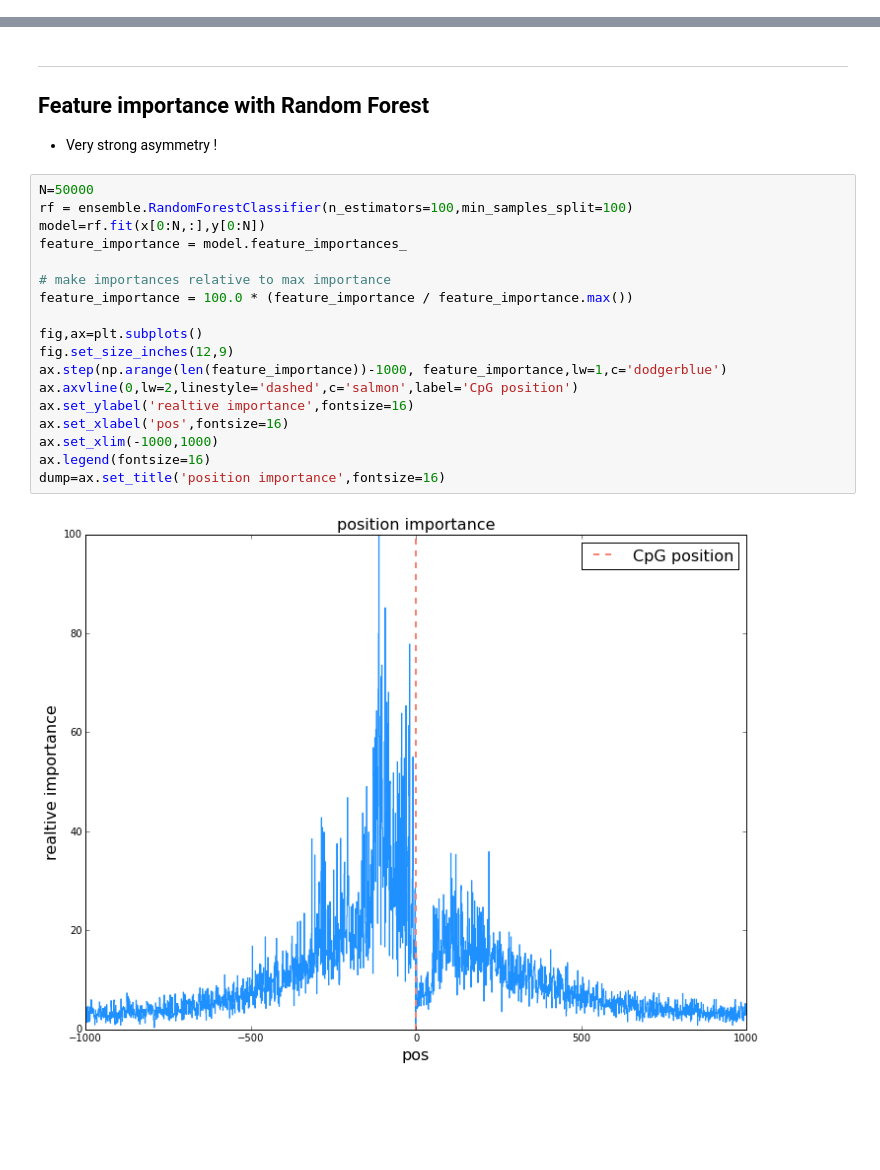
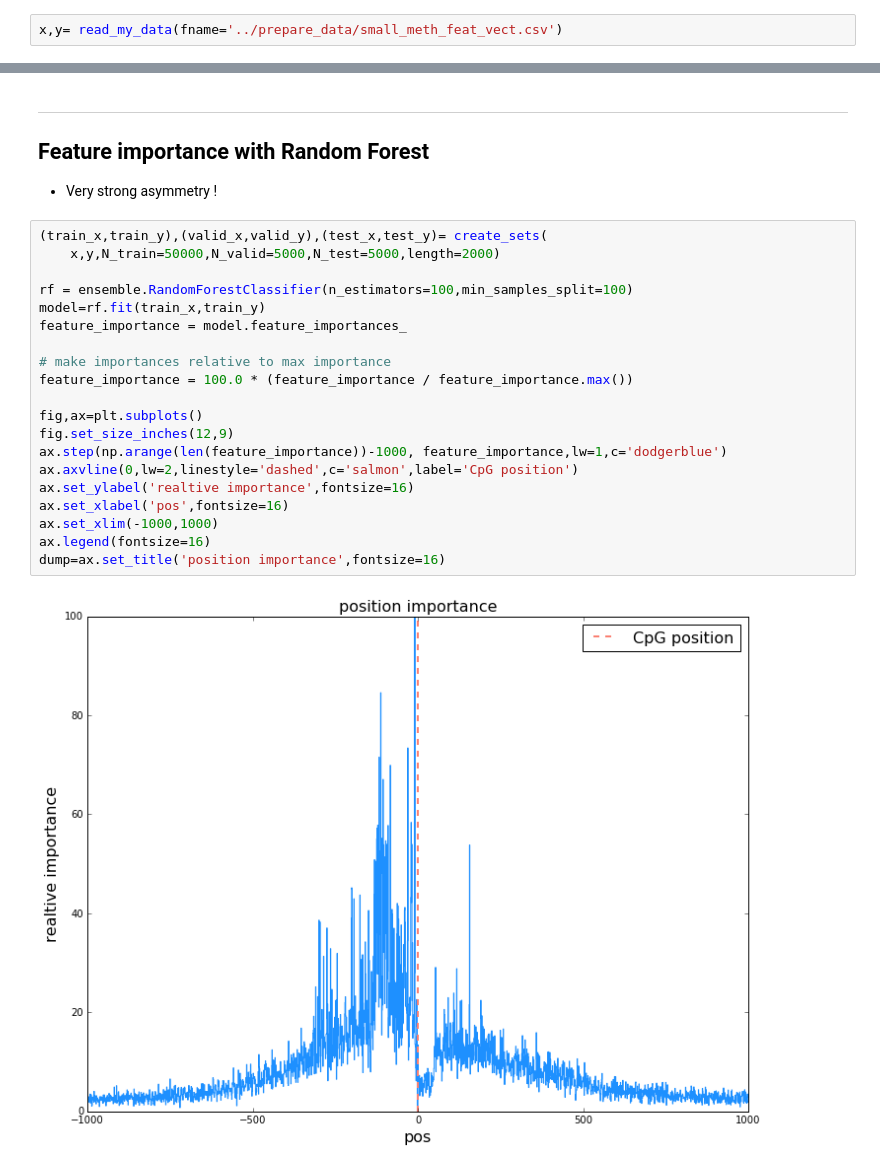
Before and after one commit to riblidezso/methylation_code, a Jupyter notebook: modelling/naive_model.ipynb, the cells around one changed output, grey strips where cells are left out. Drawn from its saved outputs; the diff is of its cells as text; blank space fills up the shorter version.

Commit message:
started codebase, changed naive models

```diff
--- a/modelling/naive_model.ipynb
+++ b/modelling/naive_model.ipynb
@@ -56,0 +43,2 @@ x=np.array(x.iloc[:,1:-1])
+# %%
+x,y= read_my_data(fname='../prepare_data/small_meth_feat_vect.csv')
@@ -162,22 +179,24 @@ test score: 0.708
 
 - Very strong asymmetry !
 # %%
-N=50000
+(train_x,train_y),(valid_x,valid_y),(test_x,test_y)= create_sets(
+    x,y,N_train=50000,N_valid=5000,N_test=5000,length=2000)
+
 rf = ensemble.RandomForestClassifier(n_estimators=100,min_samples_split=100)
-model=rf.fit(x[0:N,:],y[0:N])
+model=rf.fit(train_x,train_y)
 feature_importance = model.feature_importances_
 
 # make importances relative to max importance
 feature_importance = 100.0 * (feature_importance / feature_importance.max())
 
 fig,ax=plt.subplots()
 fig.set_size_inches(12,9)
 ax.step(np.arange(len(feature_importance))-1000, feature_importance,lw=1,c='dodgerblue')
 ax.axvline(0,lw=2,linestyle='dashed',c='salmon',label='CpG position')
 ax.set_ylabel('realtive importance',fontsize=16)
 ax.set_xlabel('pos',fontsize=16)
 ax.set_xlim(-1000,1000)
 ax.legend(fontsize=16)
 dump=ax.set_title('position importance',fontsize=16)
 # %% [output]
-[figure, old version]
+[figure, new version]
```
Also changed, not shown: parts of 24 cells of this notebook, 1 other file.
